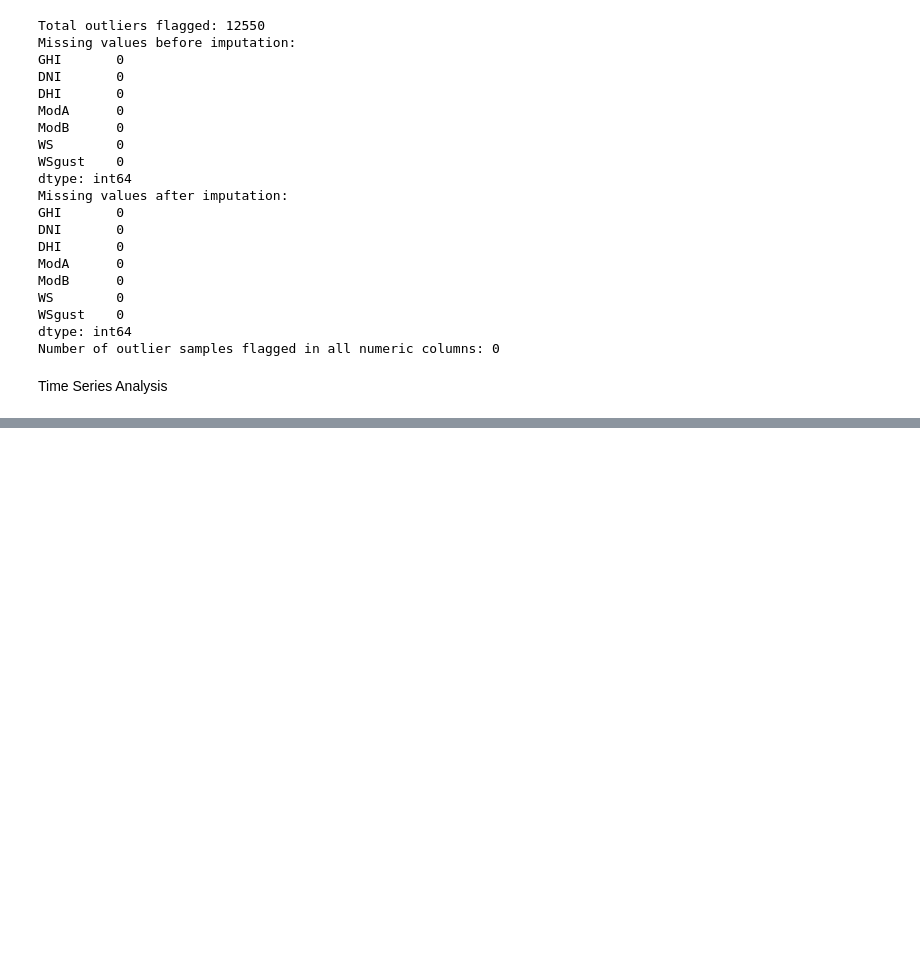
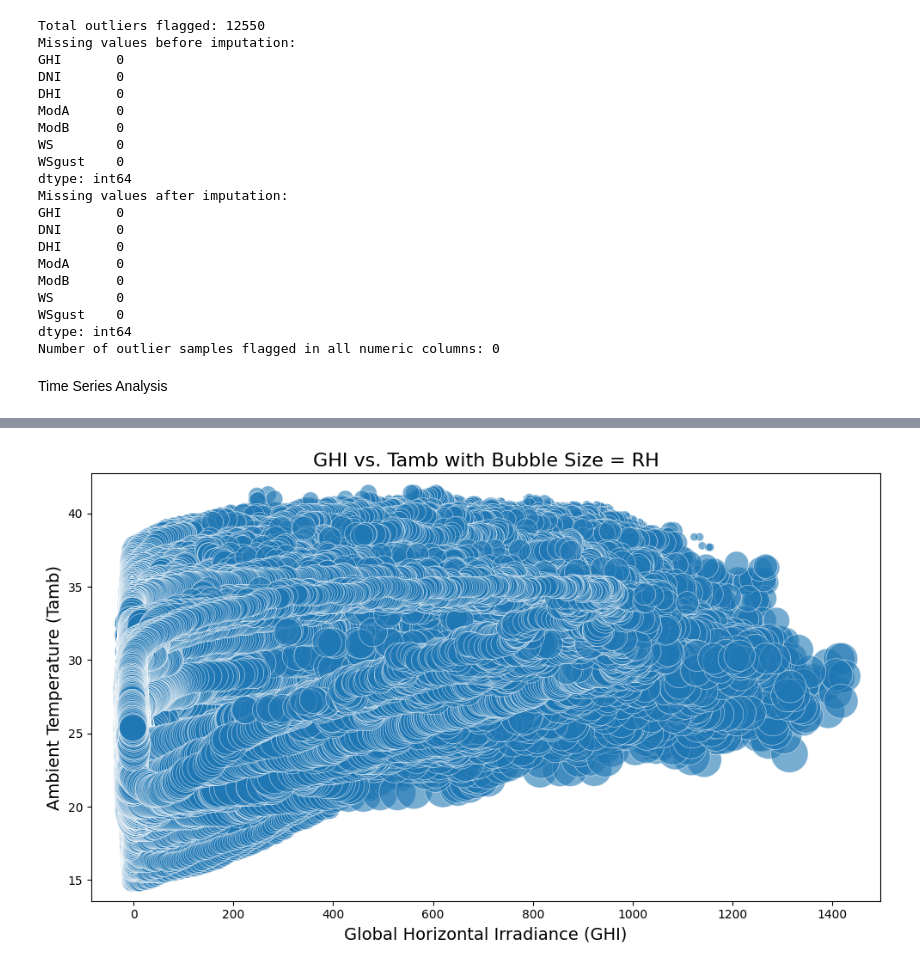
Before and after one commit to Gashaye1023/solar-challenge-week1, a Jupyter notebook: togo_eda.ipynb, the cells around one changed output, grey strips where cells are left out. Cells and saved outputs as stored; diff of their text form; code cells hidden in the pictures; blank space fills up the shorter version.

```diff
--- a/togo_eda.ipynb
+++ b/togo_eda.ipynb
@@ -233,0 +299,20 @@ plt.show()
+# %%
+# Choose bubble size variable (RH or BP)
+bubble_size_variable = 'RH'  # Change to 'BP' if desired
+
+# Create bubble plot
+plt.figure(figsize=(10, 6))
+plt.scatter(df['GHI'], df['Tamb'],
+            s=df[bubble_size_variable] * 10,  # Scale bubble size for visibility
+            alpha=0.6, edgecolors="w", linewidth=0.5)
+
+# Set titles and labels
+plt.title('GHI vs. Tamb with Bubble Size = ' + bubble_size_variable, fontsize=16)
+plt.xlabel('Global Horizontal Irradiance (GHI)', fontsize=14)
+plt.ylabel('Ambient Temperature (Tamb)', fontsize=14)
+
+# Show plot
+plt.tight_layout()
+plt.show()
+# %% [output]
+[figure, added]
```
Also changed, not shown: parts of 12 cells of this notebook.
